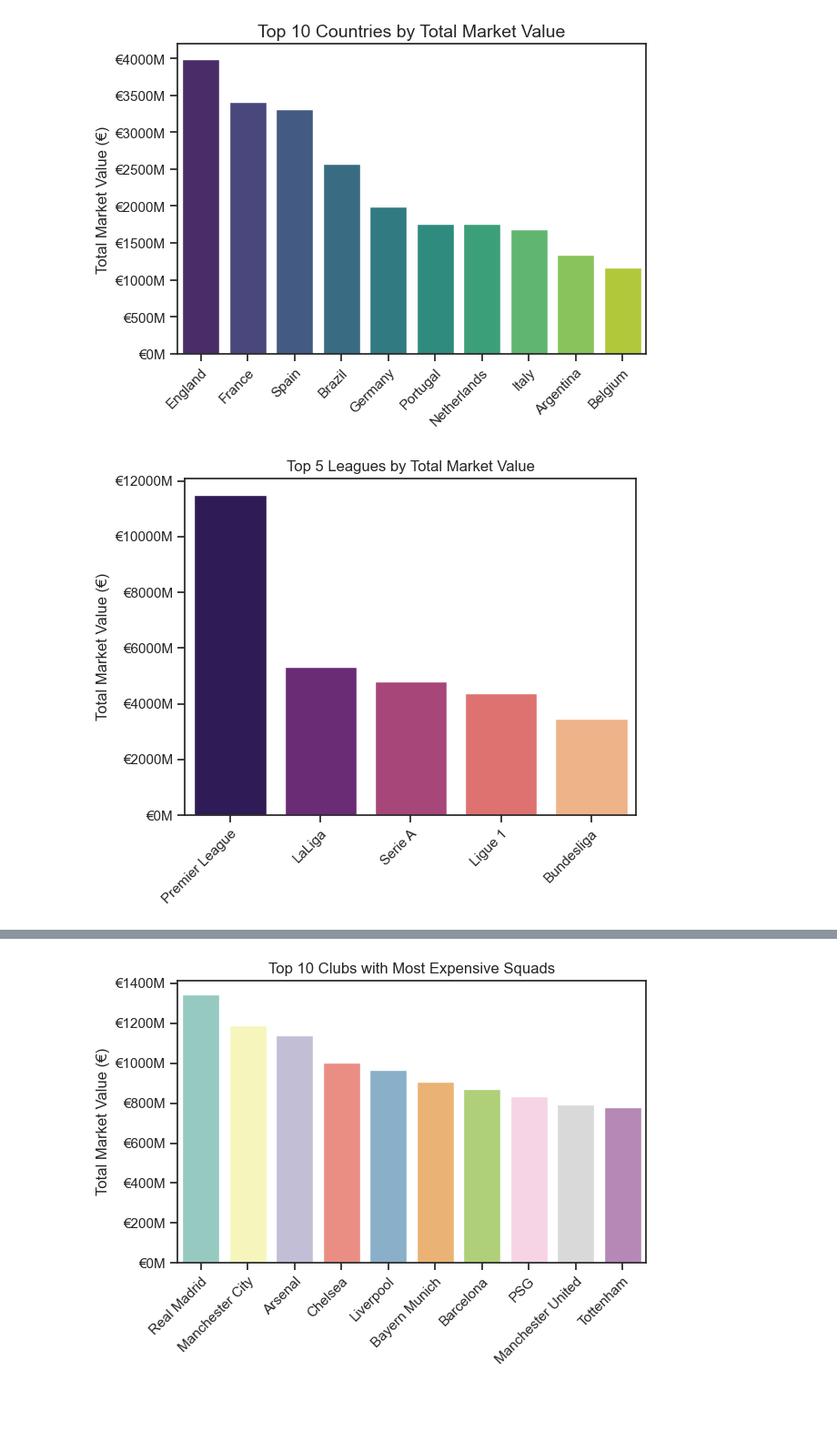
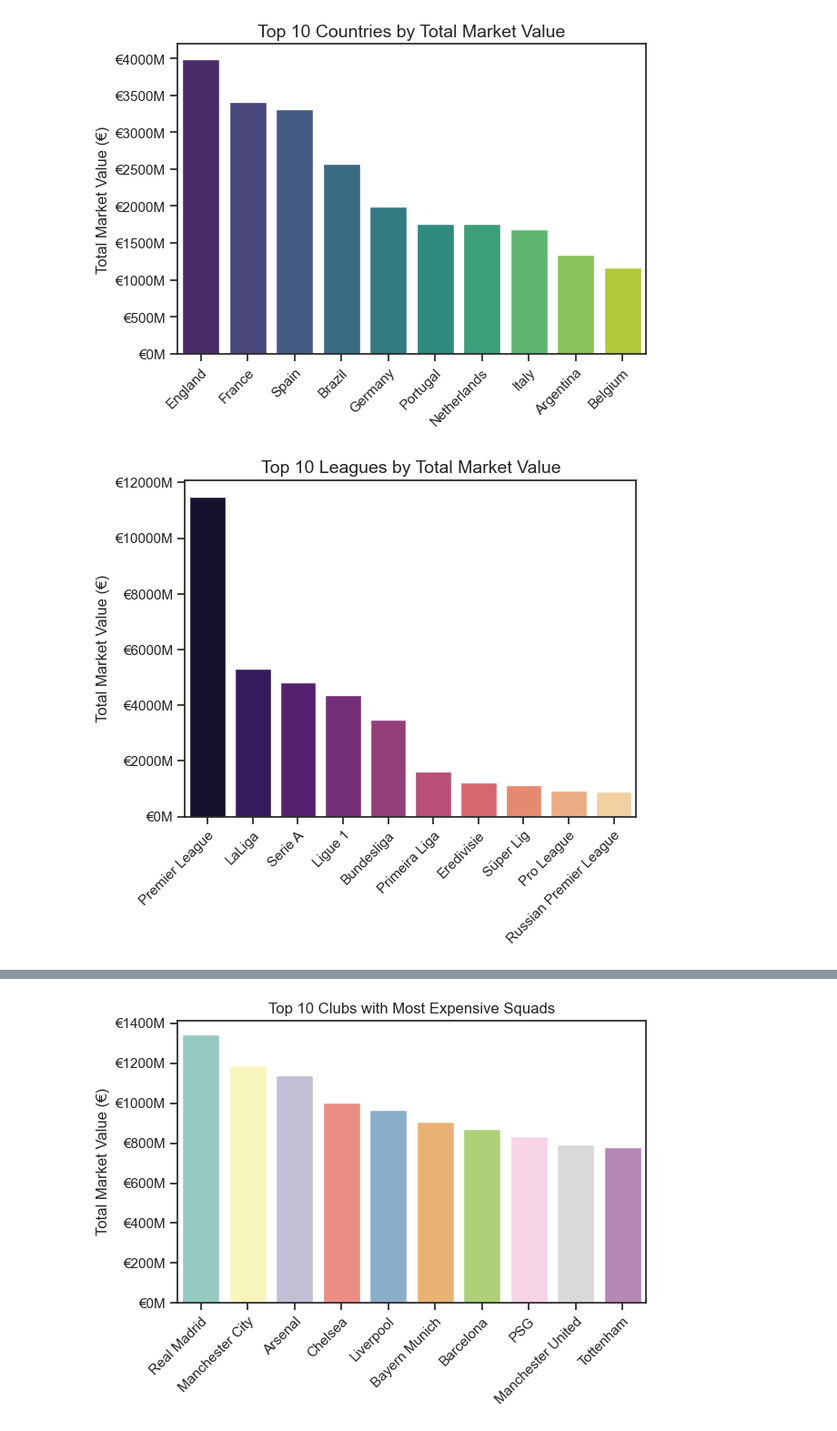
Before and after one commit to LiamMitchell6767/Python_Football_Project, a Jupyter notebook: 2_Market_Value_Analysis.ipynb, the cells around one changed output, grey strips where cells are left out. Shown: that part at 91% size. Drawn from its saved outputs; the diff is of its cells as text; code cells hidden in the pictures; blank space fills up the shorter version.

```diff
--- a/2_Market_Value_Analysis.ipynb
+++ b/2_Market_Value_Analysis.ipynb
@@ -129,19 +129,31 @@ plt.show()
 # %% [output]
 [figure]
 # %%
-Top_5_Leagues = Full_Player_Data.groupby('current_club_domestic_competition_id')['market_value_in_eur'].sum().sort_values(ascending=False).head(5)
+Top_10_Leagues = Full_Player_Data.groupby('current_club_domestic_competition_id')['market_value_in_eur'].sum().sort_values(ascending=False).head(10)
 
-leagues_names = [
-    "Premier League", "LaLiga", "Serie A", "Ligue 1", "Bundesliga"
+# Fill out the corresponding league names for the IDs
+league_names = [
+    "Premier League",   # GB1
+    "LaLiga",           # ES1
+    "Serie A",          # IT1
+    "Ligue 1",          # FR1
+    "Bundesliga",       # L1
+    "Primeira Liga",    # PO1
+    "Eredivisie",       # NL1
+    "Süper Lig",        # TR1
+    "Pro League",       # BE1
+    "Russian Premier League", # RU1
 ]
+
 sns.set_theme(style="ticks")
-sns.barplot (x=leagues_names, y=Top_5_Leagues.values, hue=leagues_names, palette='magma')
+sns.barplot(x=league_names, y=Top_10_Leagues.values, hue=league_names, palette='magma')
 ax = plt.gca()
 ax.yaxis.set_major_formatter(plt.FuncFormatter(lambda y, _: f'€{int(y/1000000)}M'))
-plt.title('Top 5 Leagues by Total Market Value')
+
+plt.title('Top 10 Leagues by Total Market Value', fontsize=14)
 plt.xlabel('')
-plt.ylabel('Total Market Value (€)')
+plt.ylabel('Total Market Value (€)', fontsize=12)
 plt.xticks(rotation=45, ha='right', rotation_mode='anchor')
 plt.show()
 # %% [output]
-[figure, old version]
+[figure, new version]
```
Also changed, not shown: parts of 3 cells of this notebook, 2 other files.
